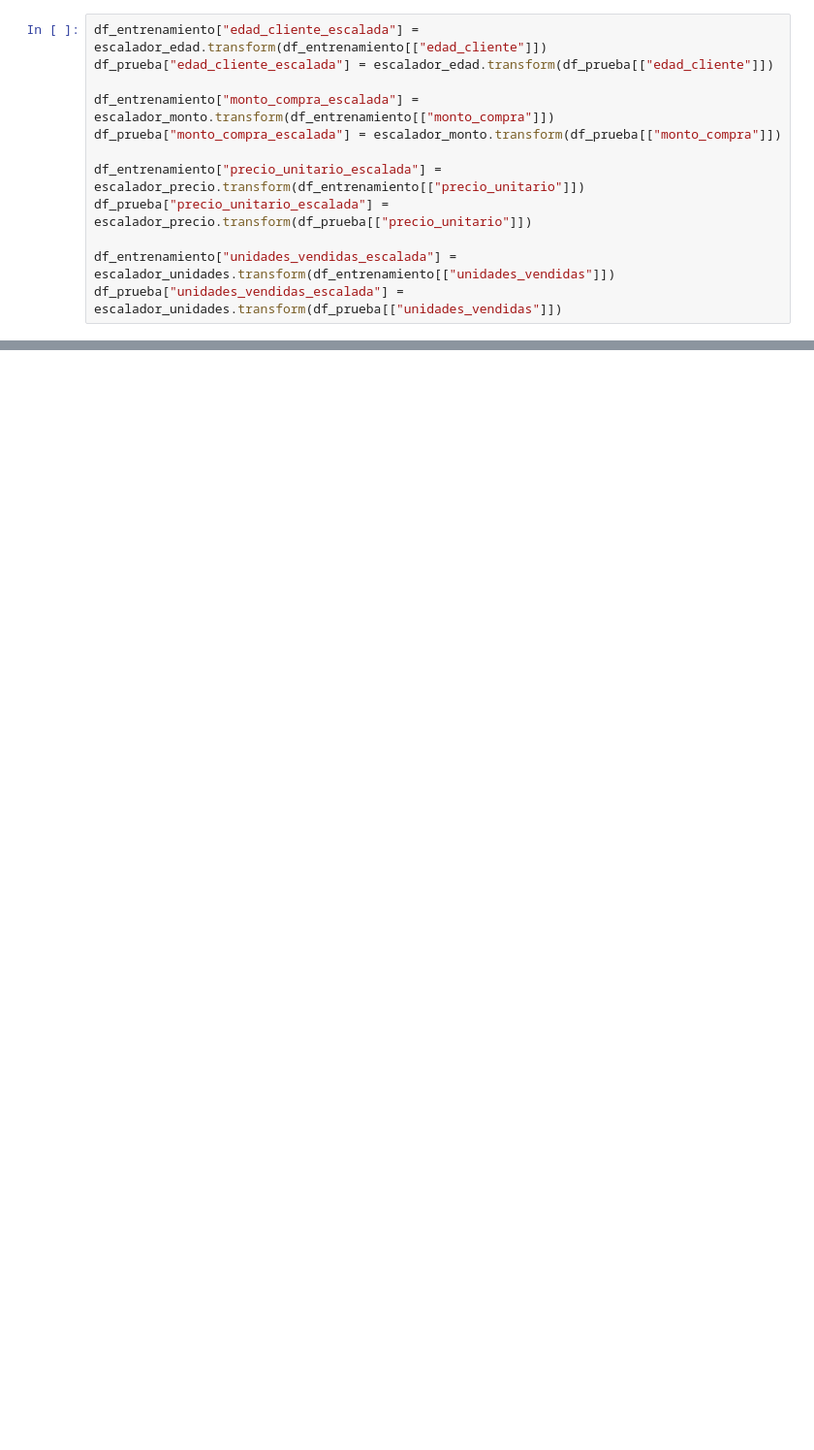
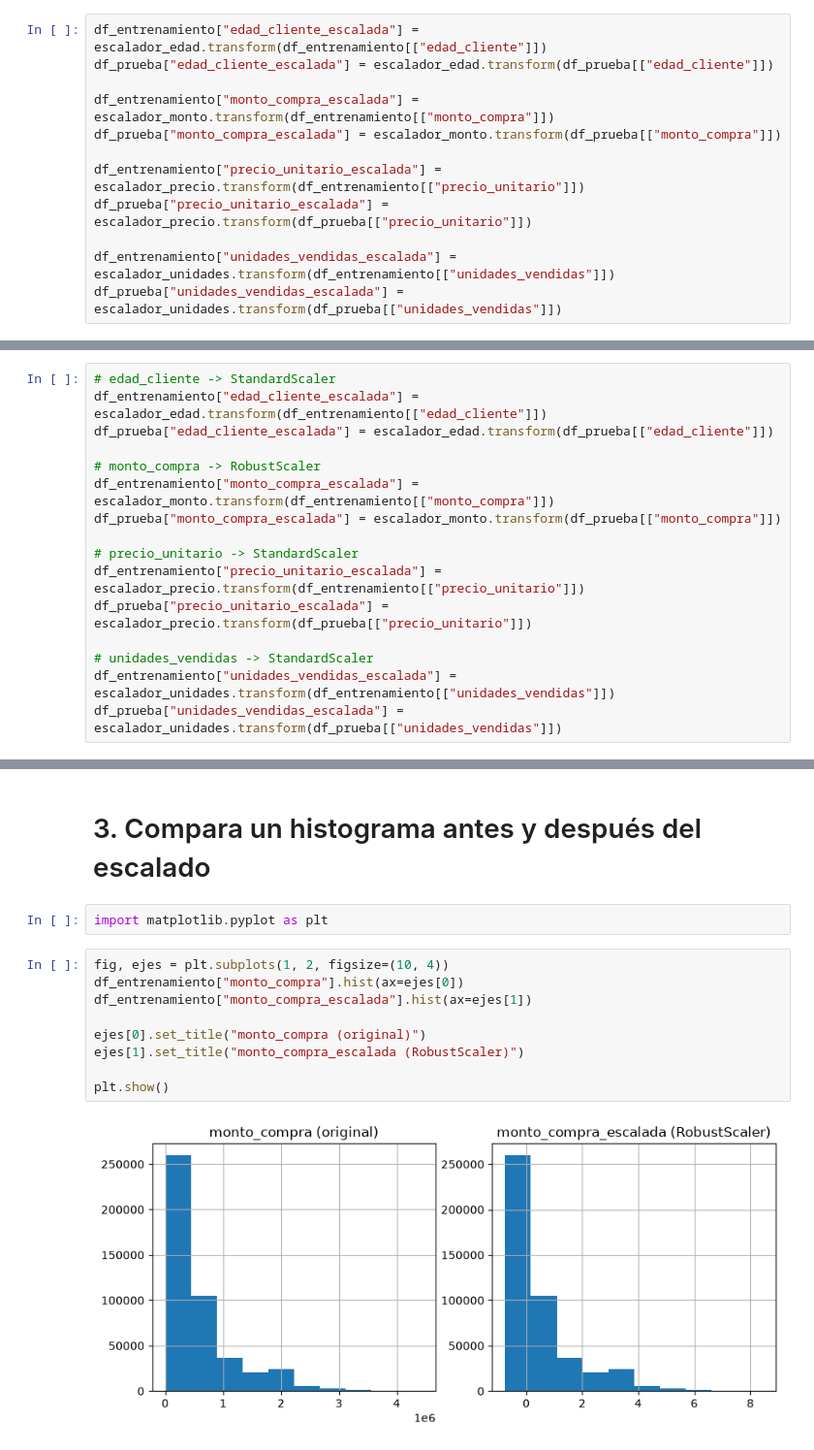
Before and after one commit to rosariolodi/Preprocesamiento, a Jupyter notebook: notebooks/S8/S08_PD_Lozano_Escalado.ipynb, the cells around one changed output, grey strips where cells are left out. Shown at 97% size. Saved outputs shown, nothing was run; the diff lists cells and outputs as text; blank space fills up the shorter version.

```diff
--- a/notebooks/S8/S08_PD_Lozano_Escalado.ipynb
+++ b/notebooks/S8/S08_PD_Lozano_Escalado.ipynb
@@ -91,0 +134,16 @@ Los valores son coherentes para cada uno de los escaladores
+# %%
+# edad_cliente -> StandardScaler
+df_entrenamiento["edad_cliente_escalada"] = escalador_edad.transform(df_entrenamiento[["edad_cliente"]])
+df_prueba["edad_cliente_escalada"] = escalador_edad.transform(df_prueba[["edad_cliente"]])
+
+# monto_compra -> RobustScaler
+df_entrenamiento["monto_compra_escalada"] = escalador_monto.transform(df_entrenamiento[["monto_compra"]])
+df_prueba["monto_compra_escalada"] = escalador_monto.transform(df_prueba[["monto_compra"]])
+
+# precio_unitario -> StandardScaler
+df_entrenamiento["precio_unitario_escalada"] = escalador_precio.transform(df_entrenamiento[["precio_unitario"]])
+df_prueba["precio_unitario_escalada"] = escalador_precio.transform(df_prueba[["precio_unitario"]])
+
+# unidades_vendidas -> StandardScaler
+df_entrenamiento["unidades_vendidas_escalada"] = escalador_unidades.transform(df_entrenamiento[["unidades_vendidas"]])
+df_prueba["unidades_vendidas_escalada"] = escalador_unidades.transform(df_prueba[["unidades_vendidas"]])
@@ -91,0 +185,15 @@ Los valores son coherentes para cada uno de los escaladores
+# %% [markdown]
+# 3. Compara un histograma antes y después del escalado
+# %%
+import matplotlib.pyplot as plt
+# %%
+fig, ejes = plt.subplots(1, 2, figsize=(10, 4))
+df_entrenamiento["monto_compra"].hist(ax=ejes[0])
+df_entrenamiento["monto_compra_escalada"].hist(ax=ejes[1])
+
+ejes[0].set_title("monto_compra (original)")
+ejes[1].set_title("monto_compra_escalada (RobustScaler)")
+
+plt.show()
+# %% [output]
+[figure, added]
```
Also changed, not shown: parts of 30 cells of this notebook, 3 other files.
